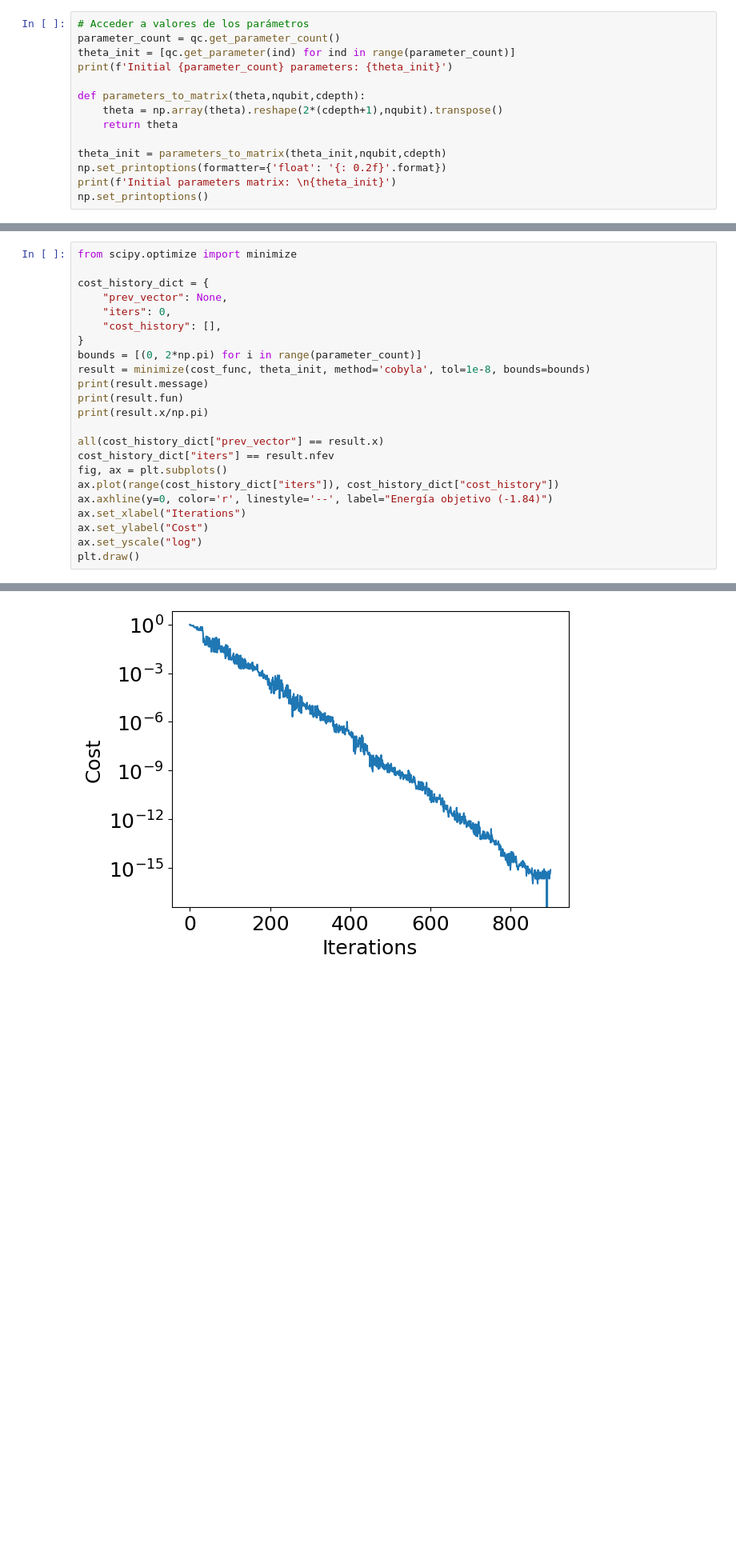
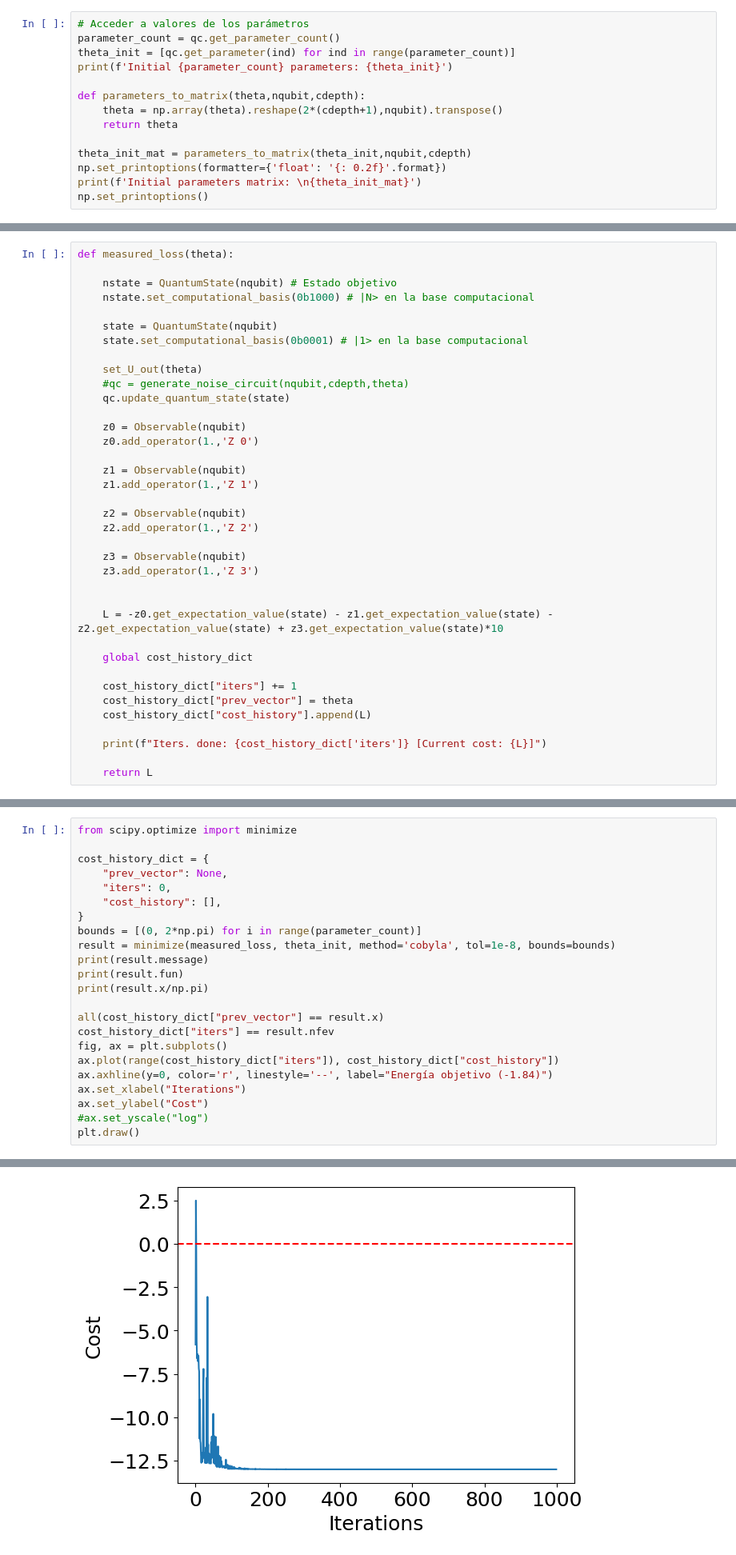
Before and after one commit to sofips/optimal_qst, a Jupyter notebook: qulacs.ipynb, the cells around one changed output, grey strips where cells are left out. Shown: that part at 80% size. Drawn from its saved outputs; the diff is of its cells as text; blank space fills up the shorter version.

```diff
--- a/qulacs.ipynb
+++ b/qulacs.ipynb
@@ -156,8 +156,8 @@ def parameters_to_matrix(theta,nqubit,cdepth):
     theta = np.array(theta).reshape(2*(cdepth+1),nqubit).transpose()
     return theta
 
-theta_init = parameters_to_matrix(theta_init,nqubit,cdepth)
+theta_init_mat = parameters_to_matrix(theta_init,nqubit,cdepth)
 np.set_printoptions(formatter={'float': '{: 0.2f}'.format})
-print(f'Initial parameters matrix: \n{theta_init}')
+print(f'Initial parameters matrix: \n{theta_init_mat}')
 np.set_printoptions()
 # %% [output]
@@ -195,6 +195,43 @@ def calculate_fidelity(theta):
     qc.update_quantum_state(state)
 
     return np.abs(inner_product(state,nstate))
+# %%
+def measured_loss(theta):
+
+    nstate = QuantumState(nqubit) # Estado objetivo
+    nstate.set_computational_basis(0b1000) # |N> en la base computacional
+
+    state = QuantumState(nqubit)
+    state.set_computational_basis(0b0001) # |1> en la base computacional
+
+    set_U_out(theta)
+    #qc = generate_noise_circuit(nqubit,cdepth,theta)
+    qc.update_quantum_state(state)
+
+    z0 = Observable(nqubit)
+    z0.add_operator(1.,'Z 0')
+
+    z1 = Observable(nqubit)
+    z1.add_operator(1.,'Z 1')
+
+    z2 = Observable(nqubit)
+    z2.add_operator(1.,'Z 2')
+
+    z3 = Observable(nqubit)
+    z3.add_operator(1.,'Z 3')
+
+
+    L = -z0.get_expectation_value(state) - z1.get_expectation_value(state) - z2.get_expectation_value(state) + z3.get_expectation_value(state)*10
+
+    global cost_history_dict
+
+    cost_history_dict["iters"] += 1
+    cost_history_dict["prev_vector"] = theta
+    cost_history_dict["cost_history"].append(L)
+
+    print(f"Iters. done: {cost_history_dict['iters']} [Current cost: {L}]")
+
+    return L
 # %%
 print(' Fidelidad con parámetros iniciales: ', calculate_fidelity(theta_init))
 print(' Fidelidad con compuertas en 0: ', calculate_fidelity([0 for i in range(parameter_count)]))
@@ -231,7 +266,7 @@ cost_history_dict = {
     "cost_history": [],
 }
 bounds = [(0, 2*np.pi) for i in range(parameter_count)]
-result = minimize(cost_func, theta_init, method='cobyla', tol=1e-8, bounds=bounds)
+result = minimize(measured_loss, theta_init, method='cobyla', tol=1e-8, bounds=bounds)
 print(result.message)
 print(result.fun)
 print(result.x/np.pi)
@@ -243,6 +278,6 @@ ax.plot(range(cost_history_dict["iters"]), cost_history_dict["cost_history"])
 ax.axhline(y=0, color='r', linestyle='--', label="Energía objetivo (-1.84)")
 ax.set_xlabel("Iterations")
 ax.set_ylabel("Cost")
-ax.set_yscale("log")
+#ax.set_yscale("log")
 plt.draw()
 # %% [output]
@@ -266,4 +301,4 @@ Iters. done: 12 [Current cost: 0.699049941638236]
-[figure, old version]
+[figure, new version]
 # %%
 parameter_count = qc.get_parameter_count()
 theta_fin = [qc.get_parameter(ind) for ind in range(parameter_count)]
```
Also changed, not shown: parts of 8 cells of this notebook.
